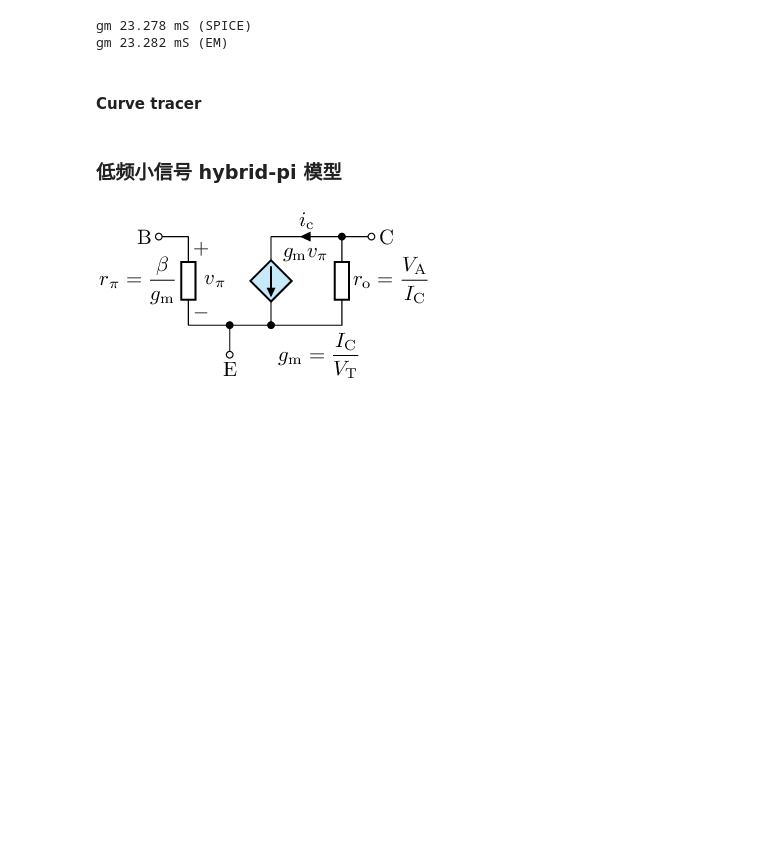
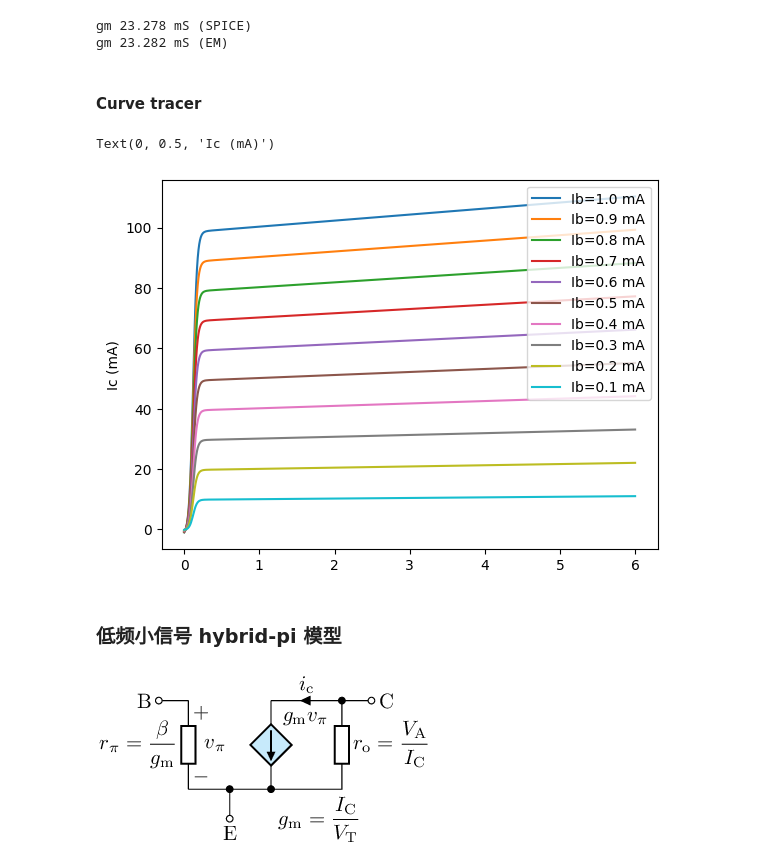
Before and after one commit to chenshuo/nuedc, a Jupyter notebook: docs/bjt-basics.ipynb, the cells around one changed output. Drawn from its saved outputs; the diff is of its cells as text; code cells hidden in the pictures; blank space fills up the shorter version.

```diff
--- a/docs/bjt-basics.ipynb
+++ b/docs/bjt-basics.ipynb
@@ -241,6 +264,26 @@ gm 23.278 mS (SPICE)
 gm 23.282 mS (EM)
 # %% [markdown]
 #### Curve tracer
+# %%
+ng.circ("""
+  Vcc c 0 10V
+  Ib 0 b 10uA
+  Q1 c b 0 NPN
+  .model NPN NPN(IS=1fA BF=100 VAF=50)
+  """)
+
+# manual scan ib
+for ib in np.linspace(1000, 100, 10):
+    ng.cmd('alter ib %.1fuA' % ib)
+    ng.cmd('dc vcc 0 6V 0.01V')
+    Ic = -ng.vectors()['vcc#branch']
+    Vc = ng.vectors()['v-sweep']
+    plt.plot(Vc, Ic * 1e3, label=('Ib=%.1f mA' % (ib/1e3))) #  legend='%.0f uA' % ib)
+plt.legend(loc='upper right')
+plt.ylabel('Ic (mA)')
+# %% [output]
+Text(0, 0.5, 'Ic (mA)')
+[figure, added]
 # %% [markdown]
 ### 低频小信号 hybrid-pi 模型
 # %%
```
Also changed, not shown: parts of 18 cells of this notebook, 1 other file.
